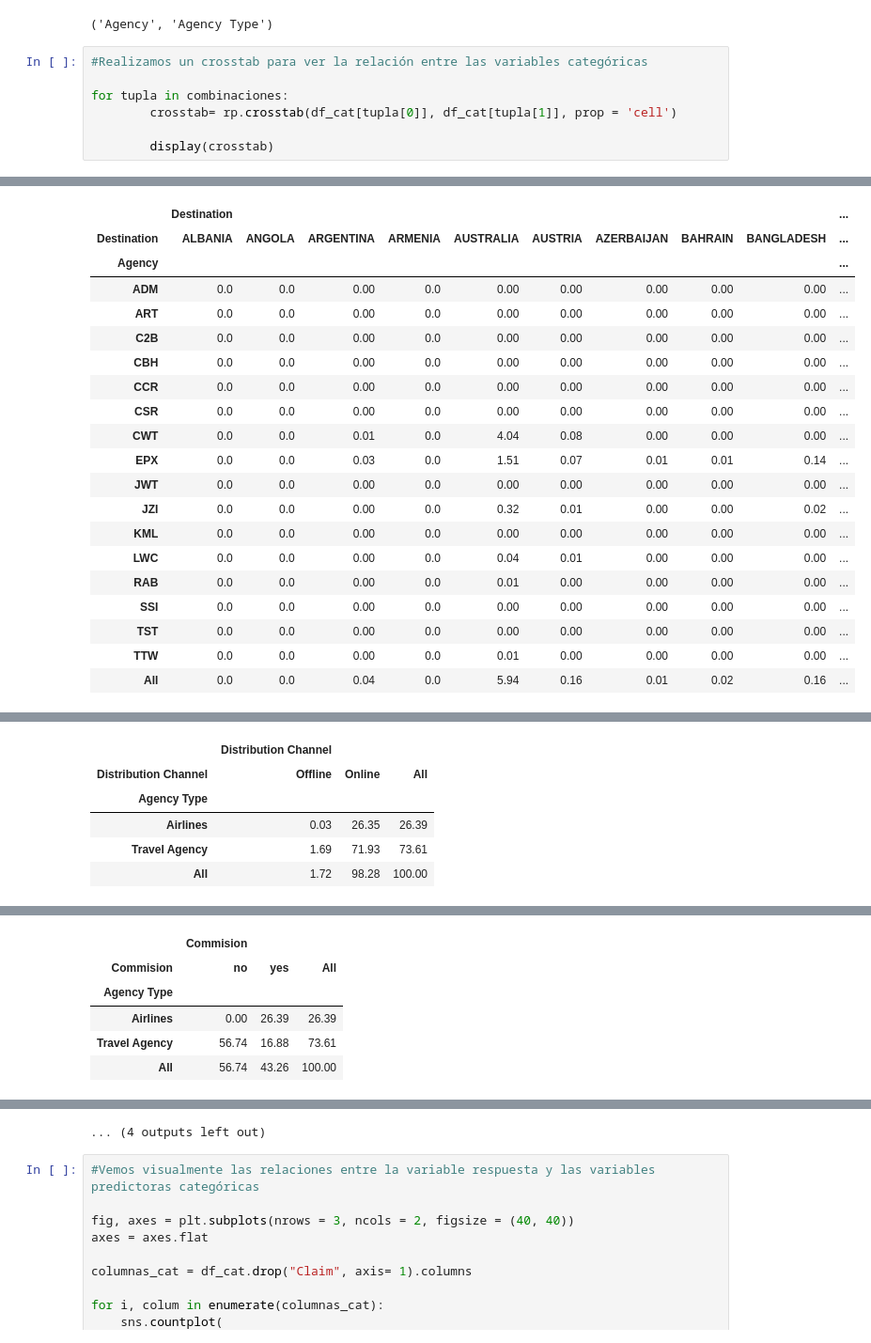
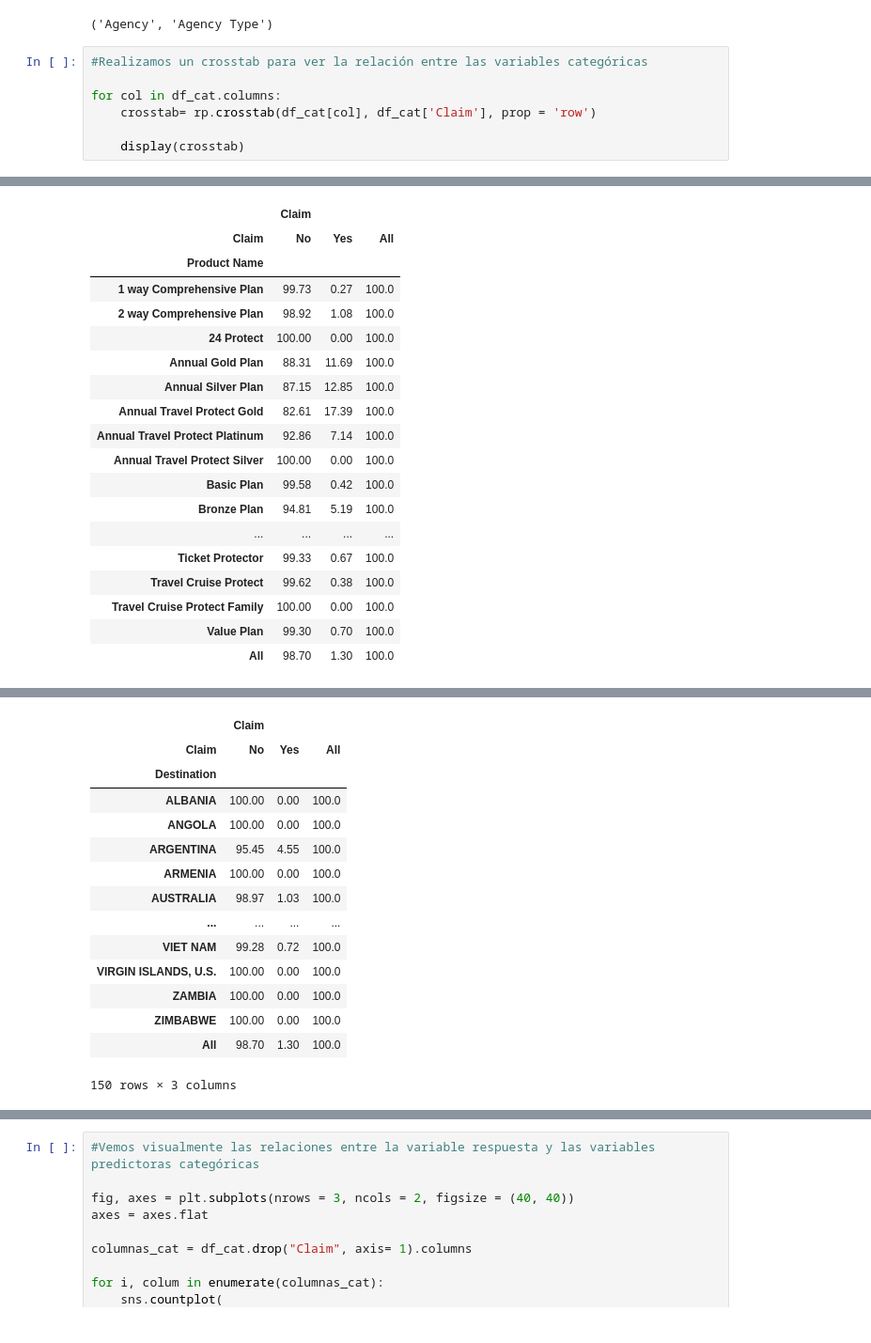
Before and after one commit to NataliaBarquin/Adalab_Pair_programming_5_machine_learning, a Jupyter notebook: Pair_RLO1_EDA.ipynb, the cells around one changed output, grey strips where cells are left out. Shown at 94% size. Saved outputs shown, nothing was run; the diff lists cells and outputs as text.

```diff
--- a/Pair_RLO1_EDA.ipynb
+++ b/Pair_RLO1_EDA.ipynb
@@ -472,8 +480,8 @@ combinaciones[0]
 # %%
 #Realizamos un crosstab para ver la relación entre las variables categóricas
 
-for tupla in combinaciones:
-        crosstab= rp.crosstab(df_cat[tupla[0]], df_cat[tupla[1]], prop = 'cell')
+for col in df_cat.columns:
+    crosstab= rp.crosstab(df_cat[col], df_cat['Claim'], prop = 'row')
 
-        display(crosstab)
+    display(crosstab)
 # %% [output]
@@ -540,20 +520,19 @@ for tupla in combinaciones:
-|  | Destination |  |  |  |  |  |  |  |  | ... |
-| Destination | ALBANIA | ANGOLA | ARGENTINA | ARMENIA | AUSTRALIA | AUSTRIA | AZERBAIJAN | BAHRAIN | BANGLADESH | ... |
-| Agency |  |  |  |  |  |  |  |  |  | ... |
-| ADM | 0.0 | 0.0 | 0.00 | 0.0 | 0.00 | 0.00 | 0.00 | 0.00 | 0.00 | ... |
-| ART | 0.0 | 0.0 | 0.00 | 0.0 | 0.00 | 0.00 | 0.00 | 0.00 | 0.00 | ... |
-| C2B | 0.0 | 0.0 | 0.00 | 0.0 | 0.00 | 0.00 | 0.00 | 0.00 | 0.00 | ... |
-| CBH | 0.0 | 0.0 | 0.00 | 0.0 | 0.00 | 0.00 | 0.00 | 0.00 | 0.00 | ... |
-| CCR | 0.0 | 0.0 | 0.00 | 0.0 | 0.00 | 0.00 | 0.00 | 0.00 | 0.00 | ... |
-| CSR | 0.0 | 0.0 | 0.00 | 0.0 | 0.00 | 0.00 | 0.00 | 0.00 | 0.00 | ... |
-| CWT | 0.0 | 0.0 | 0.01 | 0.0 | 4.04 | 0.08 | 0.00 | 0.00 | 0.00 | ... |
-| EPX | 0.0 | 0.0 | 0.03 | 0.0 | 1.51 | 0.07 | 0.01 | 0.01 | 0.14 | ... |
-| JWT | 0.0 | 0.0 | 0.00 | 0.0 | 0.00 | 0.00 | 0.00 | 0.00 | 0.00 | ... |
-| JZI | 0.0 | 0.0 | 0.00 | 0.0 | 0.32 | 0.01 | 0.00 | 0.00 | 0.02 | ... |
-| KML | 0.0 | 0.0 | 0.00 | 0.0 | 0.00 | 0.00 | 0.00 | 0.00 | 0.00 | ... |
-| LWC | 0.0 | 0.0 | 0.00 | 0.0 | 0.04 | 0.01 | 0.00 | 0.00 | 0.00 | ... |
-| RAB | 0.0 | 0.0 | 0.00 | 0.0 | 0.01 | 0.00 | 0.00 | 0.00 | 0.00 | ... |
-| SSI | 0.0 | 0.0 | 0.00 | 0.0 | 0.00 | 0.00 | 0.00 | 0.00 | 0.00 | ... |
-| TST | 0.0 | 0.0 | 0.00 | 0.0 | 0.00 | 0.00 | 0.00 | 0.00 | 0.00 | ... |
-| TTW | 0.0 | 0.0 | 0.00 | 0.0 | 0.01 | 0.00 | 0.00 | 0.00 | 0.00 | ... |
-| All | 0.0 | 0.0 | 0.04 | 0.0 | 5.94 | 0.16 | 0.01 | 0.02 | 0.16 | ... |
+|  | Claim |  |  |
+| Claim | No | Yes | All |
+| Product Name |  |  |  |
+| 1 way Comprehensive Plan | 99.73 | 0.27 | 100.0 |
+| 2 way Comprehensive Plan | 98.92 | 1.08 | 100.0 |
+| 24 Protect | 100.00 | 0.00 | 100.0 |
+| Annual Gold Plan | 88.31 | 11.69 | 100.0 |
+| Annual Silver Plan | 87.15 | 12.85 | 100.0 |
+| Annual Travel Protect Gold | 82.61 | 17.39 | 100.0 |
+| Annual Travel Protect Platinum | 92.86 | 7.14 | 100.0 |
+| Annual Travel Protect Silver | 100.00 | 0.00 | 100.0 |
+| Basic Plan | 99.58 | 0.42 | 100.0 |
+| Bronze Plan | 94.81 | 5.19 | 100.0 |
+| ... | ... | ... | ... |
+| Ticket Protector | 99.33 | 0.67 | 100.0 |
+| Travel Cruise Protect | 99.62 | 0.38 | 100.0 |
+| Travel Cruise Protect Family | 100.00 | 0.00 | 100.0 |
+| Value Plan | 99.30 | 0.70 | 100.0 |
+| All | 98.70 | 1.30 | 100.0 |
@@ -580,6 +545,15 @@ for tupla in combinaciones:
-|  | Distribution Channel |  |  |
-| Distribution Channel | Offline | Online | All |
-| Agency Type |  |  |  |
-| Airlines | 0.03 | 26.35 | 26.39 |
-| Travel Agency | 1.69 | 71.93 | 73.61 |
-| All | 1.72 | 98.28 | 100.00 |
+|  | Claim |  |  |
+| Claim | No | Yes | All |
+| Destination |  |  |  |
+| ALBANIA | 100.00 | 0.00 | 100.0 |
+| ANGOLA | 100.00 | 0.00 | 100.0 |
+| ARGENTINA | 95.45 | 4.55 | 100.0 |
+| ARMENIA | 100.00 | 0.00 | 100.0 |
+| AUSTRALIA | 98.97 | 1.03 | 100.0 |
+| ... | ... | ... | ... |
+| VIET NAM | 99.28 | 0.72 | 100.0 |
+| VIRGIN ISLANDS, U.S. | 100.00 | 0.00 | 100.0 |
+| ZAMBIA | 100.00 | 0.00 | 100.0 |
+| ZIMBABWE | 100.00 | 0.00 | 100.0 |
+| All | 98.70 | 1.30 | 100.0 |
+150 rows × 3 columns
@@ -598,6 +565,0 @@ for tupla in combinaciones:
-|  | Commision |  |  |
-| Commision | no | yes | All |
-| Agency Type |  |  |  |
-| Airlines | 0.00 | 26.39 | 26.39 |
-| Travel Agency | 56.74 | 16.88 | 73.61 |
-| All | 56.74 | 43.26 | 100.00 |
@@ -622,4 +566,3 @@ for tupla in combinaciones:
-... (4 outputs left out)
 # %%
 #Vemos visualmente las relaciones entre la variable respuesta y las variables predictoras categóricas
 
```
Also changed, not shown: parts of 12 cells of this notebook, 1 other file.
